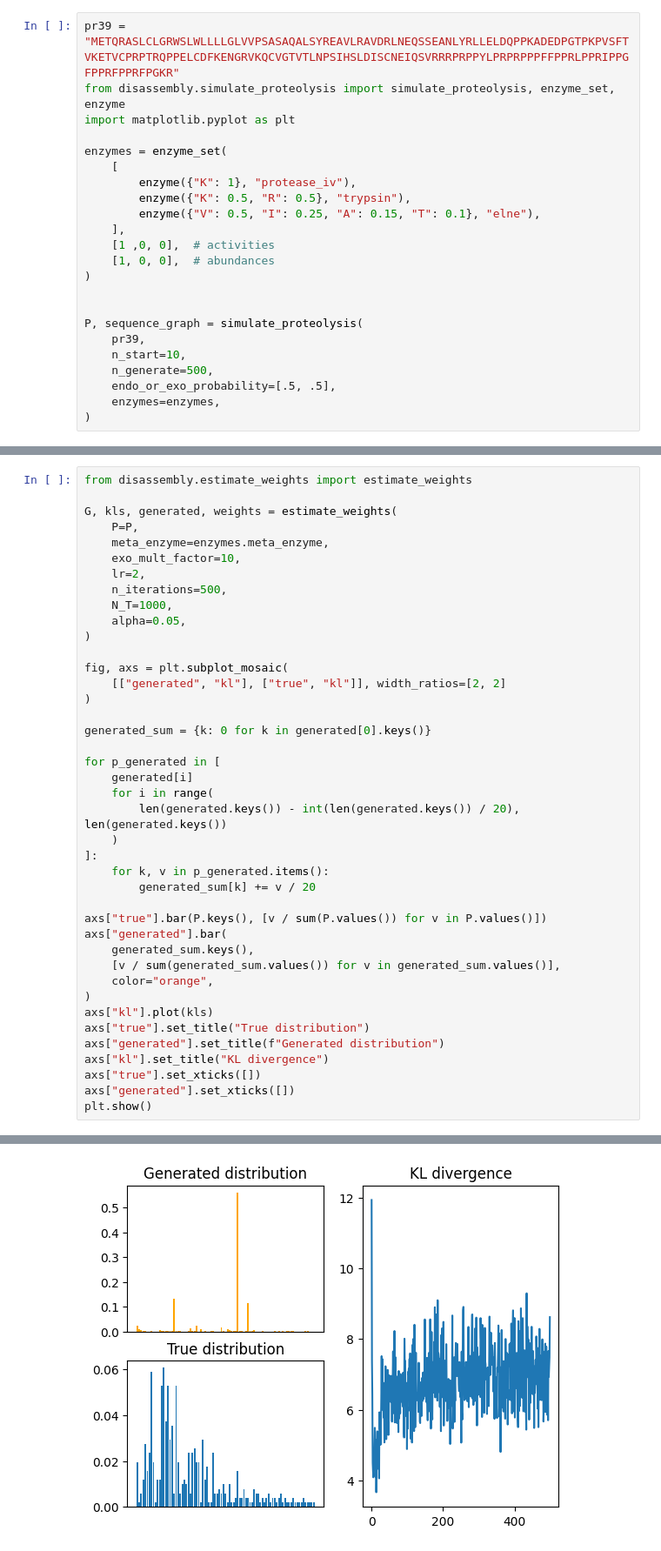
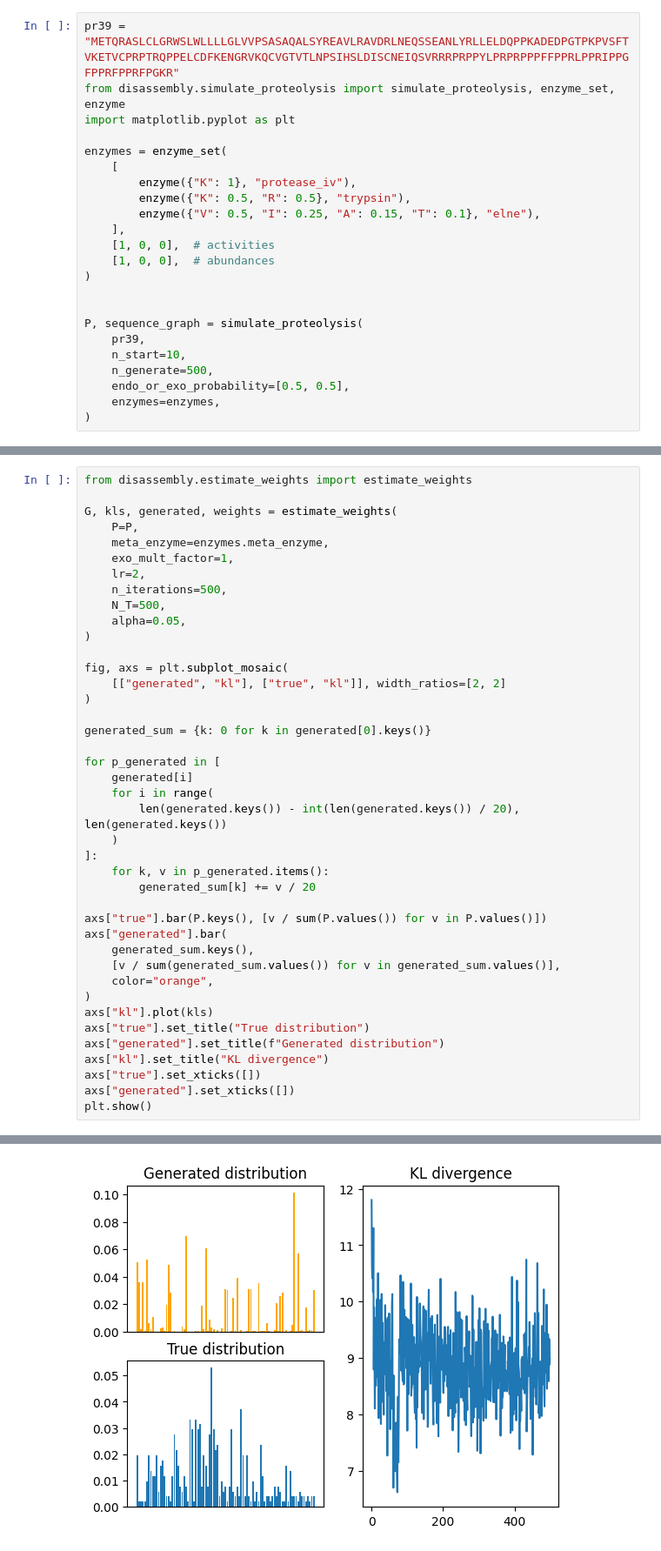
Before and after one commit to ErikHartman/disassembly, a Jupyter notebook: src/weight_estimation.ipynb, the cells around one changed output, grey strips where cells are left out. Shown at 87% size. Cells and saved outputs as stored; diff of their text form.

```diff
--- a/src/weight_estimation.ipynb
+++ b/src/weight_estimation.ipynb
@@ -9,7 +9,7 @@ enzymes = enzyme_set(
         enzyme({"K": 0.5, "R": 0.5}, "trypsin"),
         enzyme({"V": 0.5, "I": 0.25, "A": 0.15, "T": 0.1}, "elne"),
     ],
-    [1 ,0, 0],  # activities
+    [1, 0, 0],  # activities
     [1, 0, 0],  # abundances
 )
 
@@ -18,7 +18,7 @@ P, sequence_graph = simulate_proteolysis(
     pr39,
     n_start=10,
     n_generate=500,
-    endo_or_exo_probability=[.5, .5],
+    endo_or_exo_probability=[0.5, 0.5],
     enzymes=enzymes,
 )
 # %% [output]
@@ -30,10 +30,10 @@ from disassembly.estimate_weights import estimate_weights
 G, kls, generated, weights = estimate_weights(
     P=P,
     meta_enzyme=enzymes.meta_enzyme,
-    exo_mult_factor=10,
+    exo_mult_factor=1,
     lr=2,
     n_iterations=500,
-    N_T=1000,
+    N_T=500,
     alpha=0.05,
 )
 
@@ -89,3 +88,3 @@ Learning rate decreased to 0.00390625
-[figure, old version]
+[figure, new version]
 # %%
 import numpy as np
```
Also changed, not shown: parts of 9 cells of this notebook, 3 other files.
